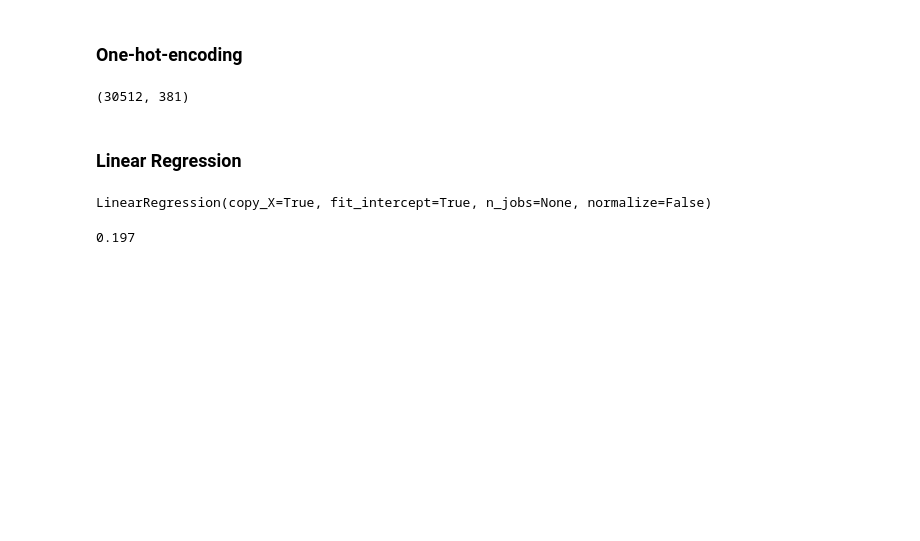
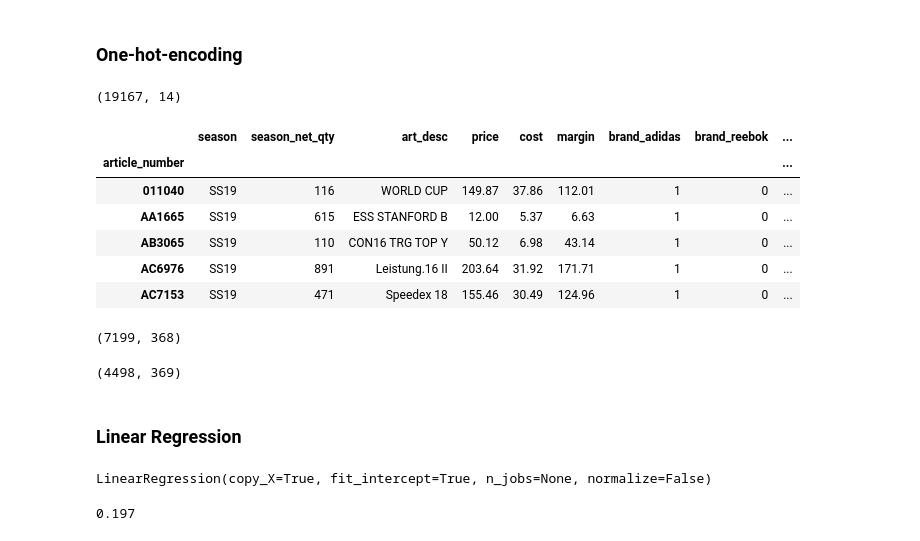
Before and after one commit to cwcomiskey/Misc, a Jupyter notebook: adidas/new_article_EDA.ipynb, the cells around one changed output. Drawn from its saved outputs; the diff is of its cells as text; code cells hidden in the pictures; blank space fills up the shorter version.

```diff
--- a/adidas/new_article_EDA.ipynb
+++ b/adidas/new_article_EDA.ipynb
@@ -656,11 +578,0 @@ dat = dat[dat.season_net_qty > 100]
-# %%
-dat = (dat[['article_number', 'brand', 'season',
-       'season_net_qty', 'model_no', 'art_desc',
-       'sports_cat_desc', 'rmh_cat_desc', 'franchise', 'gender_desc',
-       'age_group_desc', 'prod_grp_desc', 'prod_type_desc']].
-       sort_values(['article_number', 'season']).
-       drop_duplicates(subset = 'article_number')
-      )
-# %%
-dat.isna().sum()
-dat = dat[~dat.art_desc.isna()]
@@ -713,4 +587,28 @@ dat_tree = pd.get_dummies(dat_tree)
 # %%
-dat_tree.shape
+dat.shape
 # %% [output]
-(30512, 381)
+(19167, 14)
+# %%
+dat_01 = pd.get_dummies(dat, columns = ['brand', 'sports_cat_desc',
+       'rmh_cat_desc', 'franchise', 'gender_desc', 'age_group_desc',
+       'prod_grp_desc', 'prod_type_desc'])
+# %%
+dat_01718 = dat_01[dat_01.season != 'SS19'].copy()
+dat_019 = dat_01[dat_01.season == 'SS19'].copy()
+# %%
+dat_019.head()
+# %% [output]
+|  | season | season_net_qty | art_desc | price | cost | margin | brand_adidas | brand_reebok | ... |
+| article_number |  |  |  |  |  |  |  |  | ... |
+| 011040 | SS19 | 116 | WORLD CUP | 149.87 | 37.86 | 112.01 | 1 | 0 | ... |
+| AA1665 | SS19 | 615 | ESS STANFORD B | 12.00 | 5.37 | 6.63 | 1 | 0 | ... |
+| AB3065 | SS19 | 110 | CON16 TRG TOP Y | 50.12 | 6.98 | 43.14 | 1 | 0 | ... |
+| AC6976 | SS19 | 891 | Leistung.16 II | 203.64 | 31.92 | 171.71 | 1 | 0 | ... |
+| AC7153 | SS19 | 471 | Speedex 18 | 155.46 | 30.49 | 124.96 | 1 | 0 | ... |
+# %%
+dat_019.shape
+dat_019 = pd.merge(dat_019, SS19[['article_number', 'Ecom_FC_RMA']], left_index=True, right_on='article_number').set_index('article_number')
+dat_019.shape
+# %% [output]
+(7199, 368)
+(4498, 369)
```
Also changed, not shown: parts of 59 cells of this notebook.
